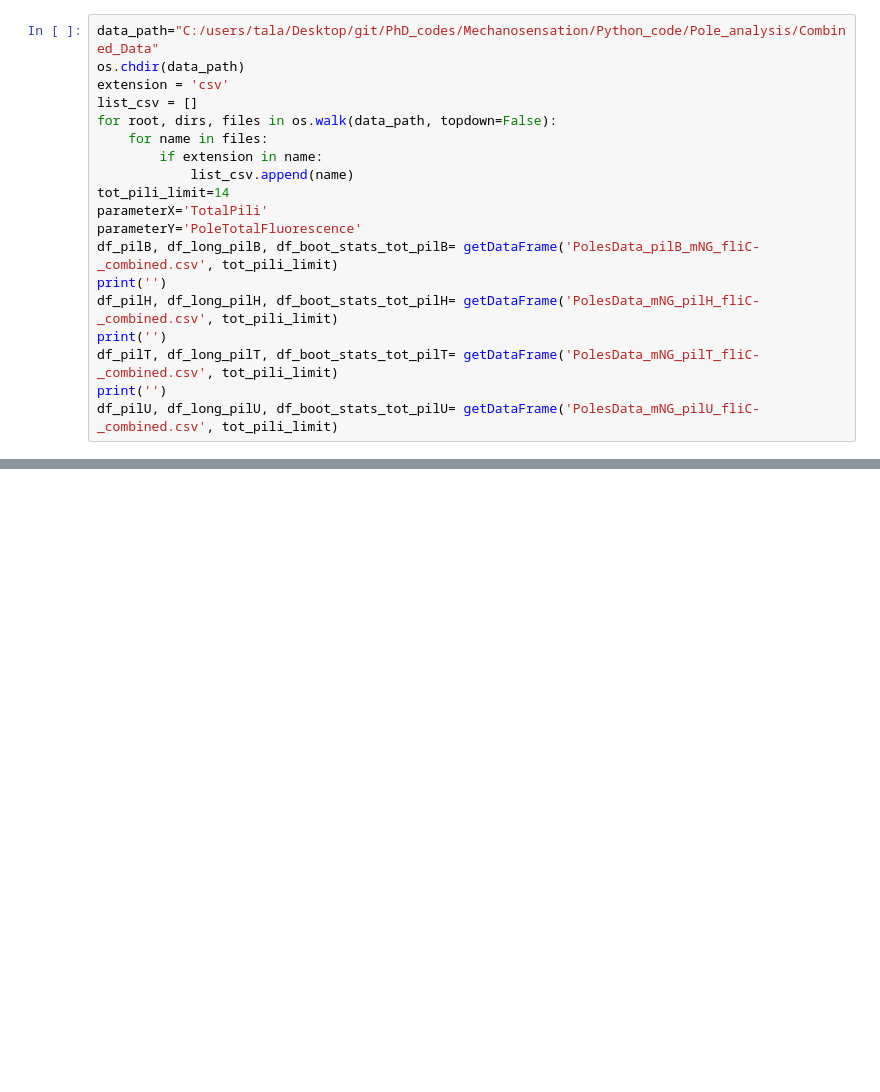
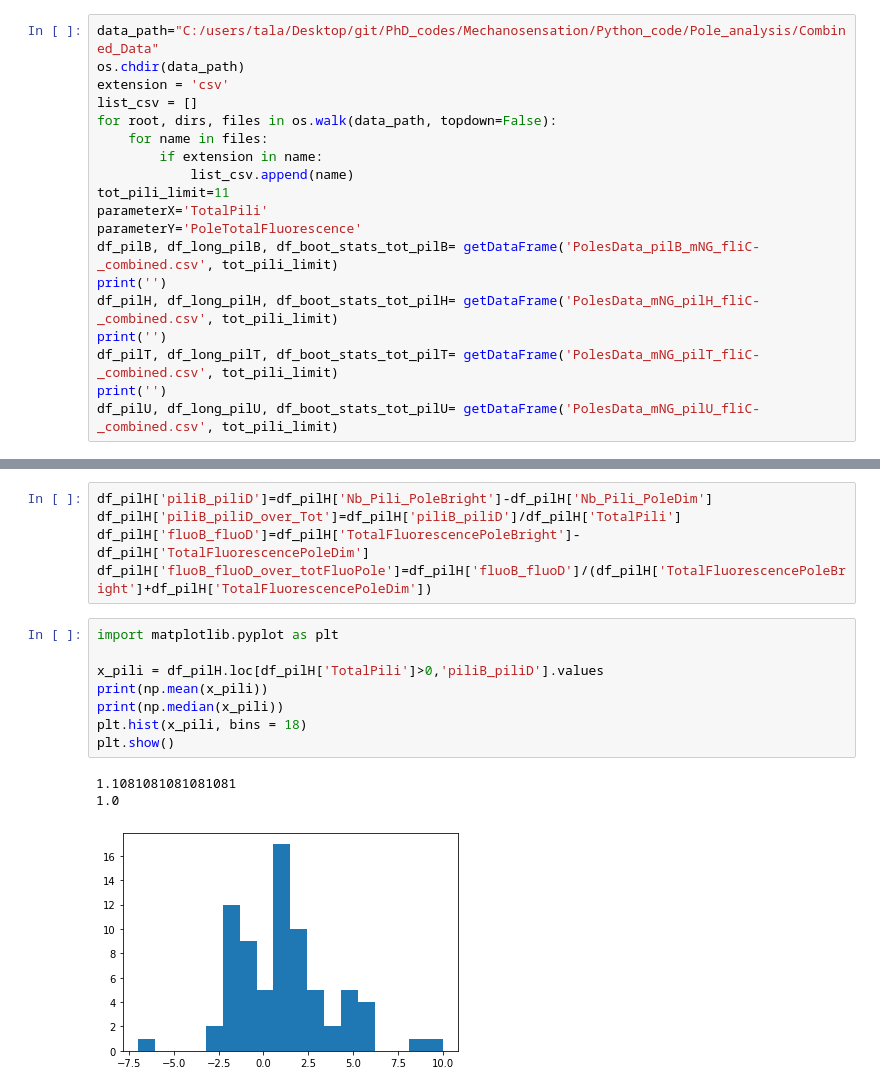
Before and after one commit to lorenzotala/PhD_codes, a Jupyter notebook: Mechanosensation/Python_code/Pole_analysis/Combined_Data/Generate_figures.ipynb, the cells around one changed output, grey strips where cells are left out. Drawn from its saved outputs; the diff is of its cells as text; blank space fills up the shorter version.

```diff
--- a/Mechanosensation/Python_code/Pole_analysis/Combined_Data/Generate_figures.ipynb
+++ b/Mechanosensation/Python_code/Pole_analysis/Combined_Data/Generate_figures.ipynb
@@ -250,7 +354,7 @@ for root, dirs, files in os.walk(data_path, topdown=False):
     for name in files:
         if extension in name:
             list_csv.append(name)
-tot_pili_limit=14
+tot_pili_limit=11
 parameterX='TotalPili'
 parameterY='PoleTotalFluorescence'
 df_pilB, df_long_pilB, df_boot_stats_tot_pilB= getDataFrame('PolesData_pilB_mNG_fliC-_combined.csv', tot_pili_limit)
@@ -319,0 +530,17 @@ bokeh.io.show(row(p_rat_pilH, p_rat_pilB, p_rat_pilT, p_rat_pilU))
+# %%
+df_pilH['piliB_piliD']=df_pilH['Nb_Pili_PoleBright']-df_pilH['Nb_Pili_PoleDim']
+df_pilH['piliB_piliD_over_Tot']=df_pilH['piliB_piliD']/df_pilH['TotalPili']
+df_pilH['fluoB_fluoD']=df_pilH['TotalFluorescencePoleBright']-df_pilH['TotalFluorescencePoleDim']
+df_pilH['fluoB_fluoD_over_totFluoPole']=df_pilH['fluoB_fluoD']/(df_pilH['TotalFluorescencePoleBright']+df_pilH['TotalFluorescencePoleDim'])
+# %%
+import matplotlib.pyplot as plt
+
+x_pili = df_pilH.loc[df_pilH['TotalPili']>0,'piliB_piliD'].values
+print(np.mean(x_pili))
+print(np.median(x_pili))
+plt.hist(x_pili, bins = 18)
+plt.show()
+# %% [output]
+1.1081081081081081
+1.0
+[figure, added]
```
Also changed, not shown: parts of 15 cells of this notebook, 8 other files.
